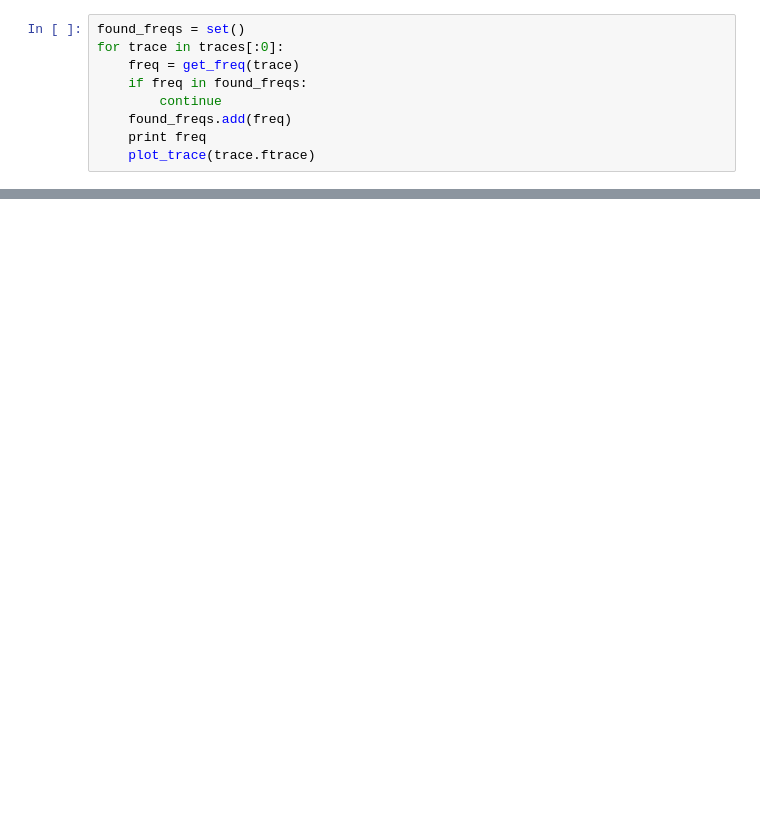
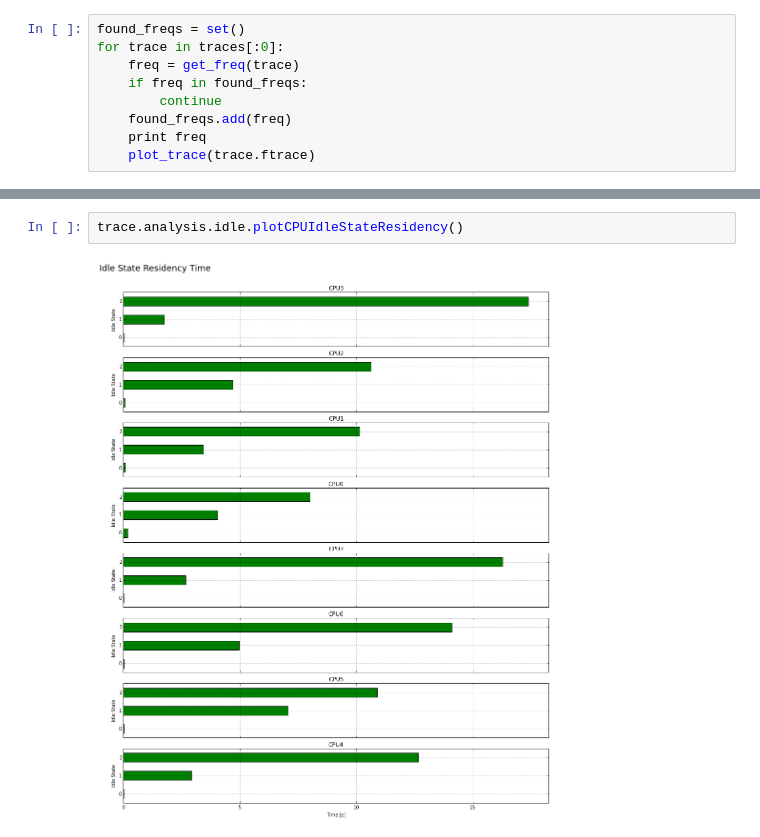
Before and after one commit to bjackman/lisa, a Jupyter notebook: ipynb/EnergyModel/Analyse_Packing_Test_Results.ipynb, the cells around one changed output, grey strips where cells are left out. Drawn from its saved outputs; the diff is of its cells as text; blank space fills up the shorter version.

```diff
--- a/ipynb/EnergyModel/Analyse_Packing_Test_Results.ipynb
+++ b/ipynb/EnergyModel/Analyse_Packing_Test_Results.ipynb
@@ -139,0 +198,4 @@ df.boxplot(by=['freq', 'packed'], figsize=(20, 10))
+# %%
+trace.analysis.idle.plotCPUIdleStateResidency()
+# %% [output]
+[figure, added]
```
Also changed, not shown: parts of 10 cells of this notebook, 1 other file.
